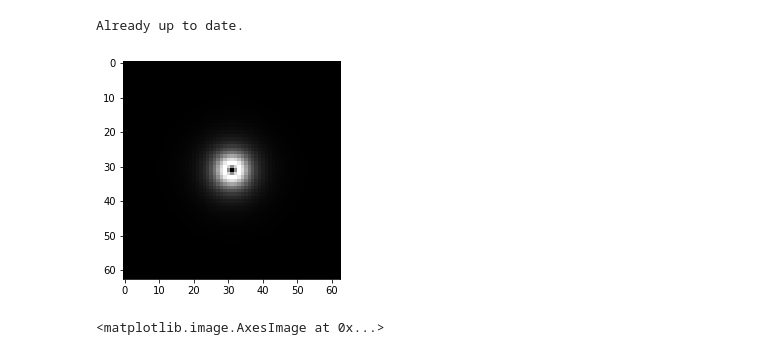
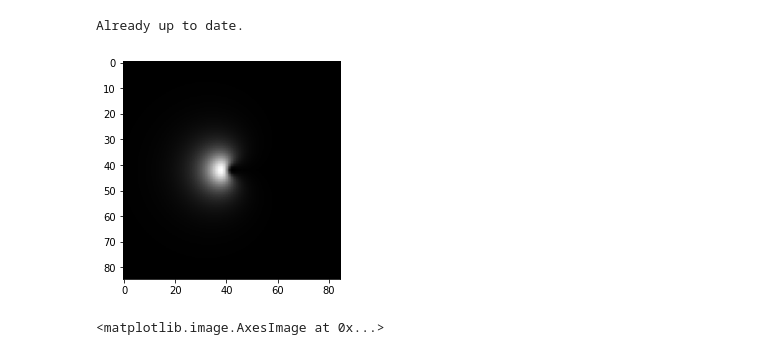
Before and after one commit to tniyer2/ImageProcessing_Project02, a Jupyter notebook: log-gabor.ipynb, the cells around one changed output. Saved outputs shown, nothing was run; the diff lists cells and outputs as text; code cells hidden in the pictures.

```diff
--- a/log-gabor.ipynb
+++ b/log-gabor.ipynb
@@ -45,8 +45,8 @@ def fft_convolve(im1, im2):
       fft.fft2(im2, s=im1.shape)
   ).real
 # %%
-def log_gabor_kernel(frequency, theta, size=7, wavelength=3, sigma=0.5):
-    """
+def log_gabor_kernel(frequency, theta, size=7, wavelength=3, sigma=0.5, angle=np.pi, thetaSigma=1):
+    '''
     Convolves two images by converting them into fourier space and multiplying them.
 
     Arguments:
@@ -58,37 +58,51 @@ def log_gabor_kernel(frequency, theta, size=7, wavelength=3, sigma=0.5):
 
     Returns:
         a log-gabor kernel
-    """
+        '''
     if size < 3 or size % 2 == 0 or (not isinstance(size, int)):
         raise ValueError('size is invalid value: ' + str(size))
 
     num_rows = size
     num_cols = size
 
     x = np.arange(-(num_cols // 2), (num_cols // 2) + 1) / num_cols
     y = np.arange(-(num_rows // 2), (num_rows // 2) + 1) / num_rows
     [x,y] = np.meshgrid(x, y)
 
     radius = np.sqrt(x**2 + y**2)
 
     radius[(num_rows // 2), (num_cols // 2)] = 1
 
     frequency = 1.0 / wavelength
 
     g = np.exp((-(np.log(radius/frequency)) ** 2) / (2 * (np.log(sigma) ** 2)))
     g[num_rows // 2, num_cols // 2] = 0
 
     # skipping low pass filter for now
 
+    #calculate the angular component that controls the orientation selectivity of the filter.
+    theta = np.arctan2(-y, x)
+    sintheta = np.sin(theta)
+    costheta = np.cos(theta)
 
+    #abs difference in sine and cosine
+    ds = sintheta * np.cos(angle) - costheta * np.sin(angle)
+    dc = costheta * np.cos(angle) + sintheta * np.sin(angle)
 
-    plt.imshow(g)
+    #calculate absolute angular distance
+    dtheta = np.abs(np.arctan2(ds,dc))
+
+    #calc angular
+    spread = np.exp((-dtheta ** 2) / (2 * (thetaSigma ** 2)))
+
+    filter = spread * g
+    plt.imshow(filter)
 
     return None
 
-log_gabor_kernel(0.5, 0, size=63, wavelength=30, sigma=0.5)
+log_gabor_kernel(0.5, 0, size=85, wavelength=20, sigma=0.5)
 # %% [output]
-[figure, old version]
+[figure, new version]
 # %%
 im = io.imread('ImageProcessingF2021/images/xray.png')
 
```
Also changed, not shown: parts of 1 cell of this notebook.
